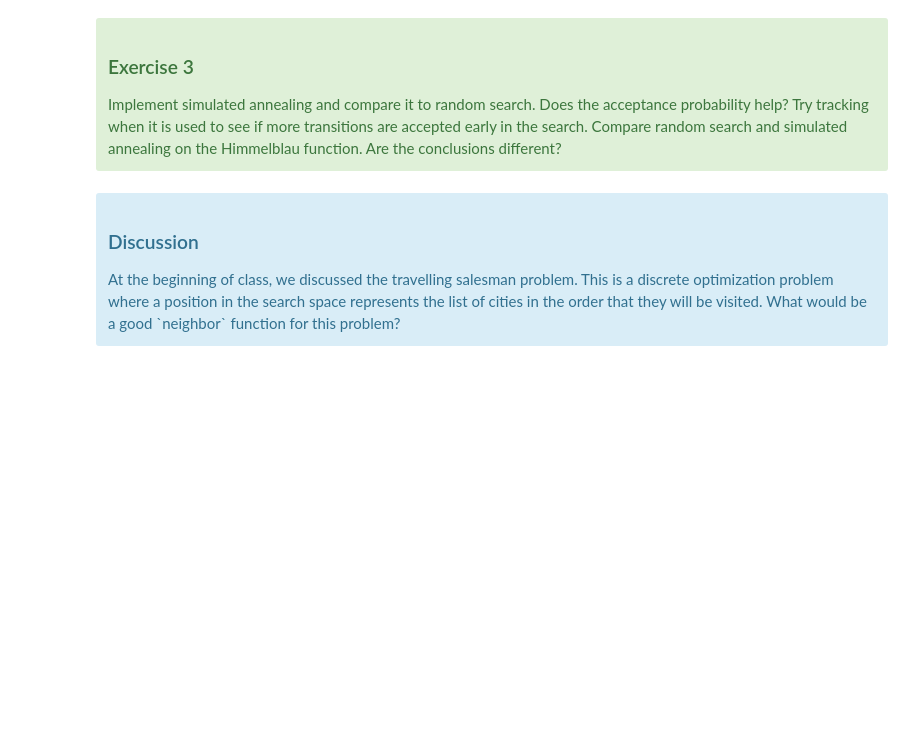
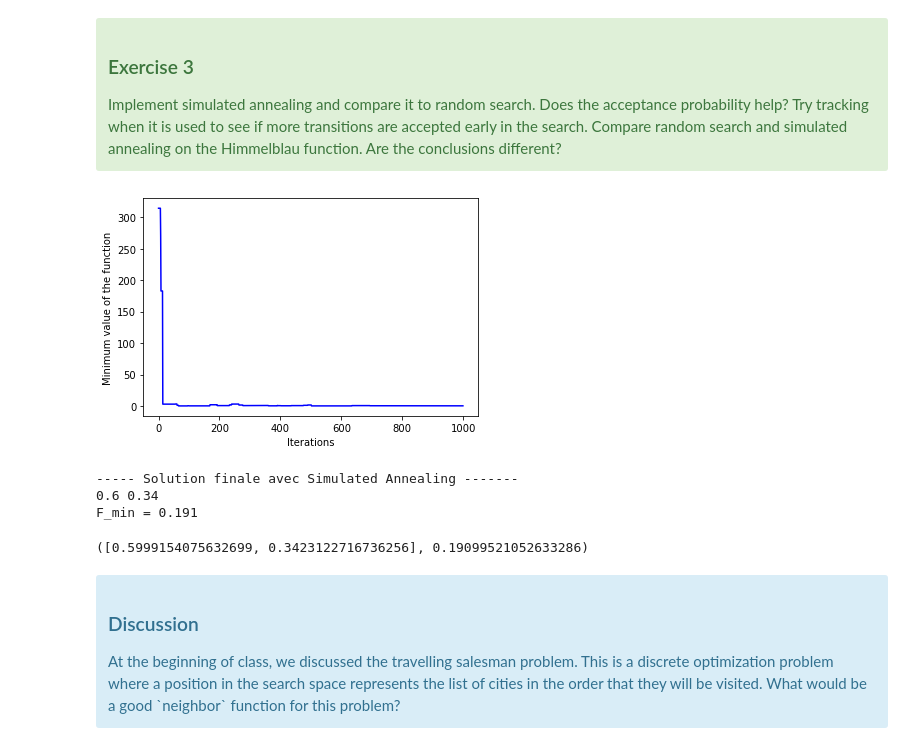
Before and after one commit to cdrutinus/stochastic, a Jupyter notebook: notebooks/Simulated Annealing.ipynb, the cells around one changed output. Cells and saved outputs as stored; diff of their text form; code cells hidden in the pictures; blank space fills up the shorter version.

```diff
--- a/notebooks/Simulated Annealing.ipynb
+++ b/notebooks/Simulated Annealing.ipynb
@@ -78,6 +83,45 @@ Let $f: \mathbb{R}^n → \mathbb{R}$ be the fitness or cost function which must
     <h3>Exercise 3</h3>
 Implement simulated annealing and compare it to random search. Does the acceptance probability help? Try tracking when it is used to see if more transitions are accepted early in the search. Compare random search and simulated annealing on the Himmelblau function. Are the conclusions different?
 </div>
+# %%
+def rosenbrock(x, y, a=1, B=100):
+      return (a-x)**2 + B*((y-x**2))**2
+# %%
+def optim_sa(A,B, kmax):
+    dim = 2
+    X_min = [np.random.rand()*(A-B)+B for i in range(dim)]
+    mini = rosenbrock(X_min[0], X_min[1])
+    F_min = []
+
+    for k in range(kmax) :
+        X = [X_min[i] + np.random.normal(0,1) for i in range(dim)]
+        T = (kmax - k)/kmax
+        fx = rosenbrock(X[0], X[1])
+        proba = np.exp(-(fx - mini) / T)
+        if ( fx < mini or proba > random.random() ):
+            X_min = X
+            mini = fx
+        F_min.append(mini)
+
+    fig = plt.figure()
+    plot = plt.plot([k for k in range(kmax)], F_min, "b-")
+    plt.xlabel("Iterations")
+    plt.ylabel("Minimum value of the function")
+    plt.show()
+
+    print("----- Solution finale avec Simulated Annealing -------")
+    print(round(X_min[0],2), round(X_min[1],2))
+    print("F_min = {}".format(round(F_min[-1],3)))
+
+    return (X_min,F_min[-1])
+# %%
+optim_sa(-2,2,1000)
+# %% [output]
+[figure, added]
+----- Solution finale avec Simulated Annealing -------
+0.6 0.34
+F_min = 0.191
+([0.5999154075632699, 0.3423122716736256], 0.19099521052633286)
 # %%
 # %load solutions/3_sa.py
 # %% [markdown]
```
Also changed, not shown: parts of 3 cells of this notebook, 1 other file.
